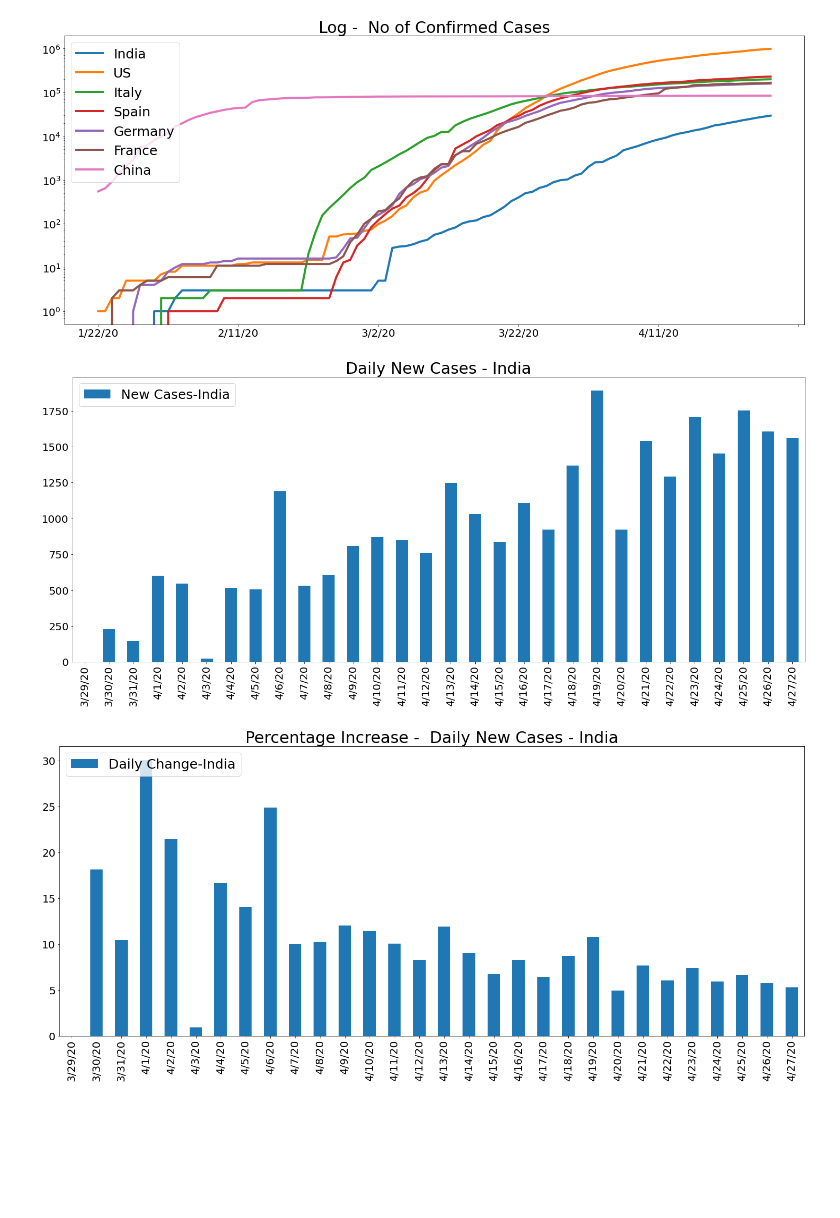
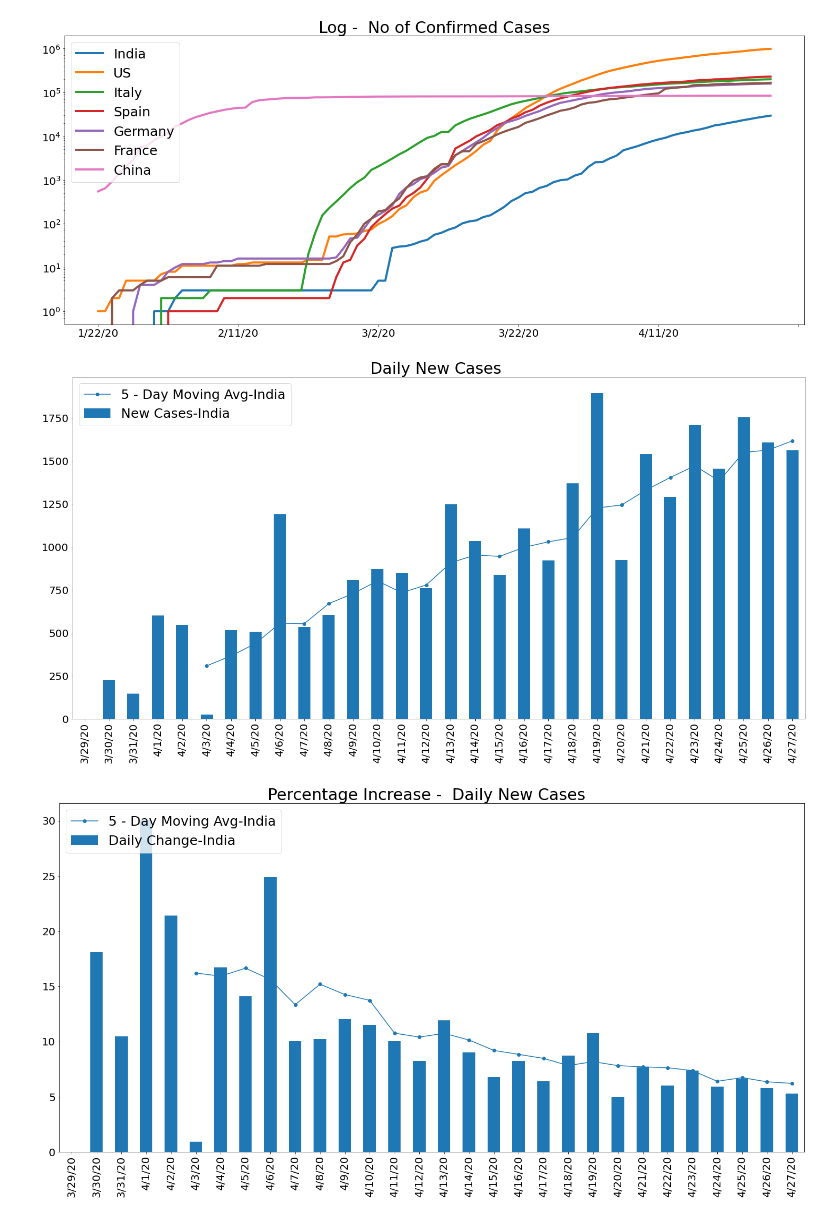
Before and after one commit to coolviki/corona_analysis, a Jupyter notebook: Corona_Analysis.ipynb, the cells around one changed output. Drawn from its saved outputs; the diff is of its cells as text; code cells hidden in the pictures; blank space fills up the shorter version.

Commit message:
Adding support for moving average

```diff
--- a/Corona_Analysis.ipynb
+++ b/Corona_Analysis.ipynb
@@ -62,25 +62,3 @@ def drawChartForVirus(countriesList,provinceList,log=False,delta=False):
         ax.set_title(" No of Confirmed Cases", size=30)
 
     return;
-# %%
-def drawDeltaChartForVirus(countriesList,percentage=False,days=30):
-    if percentage:
-        ax = getDataChangeForCountry(countriesList[0],df,days).plot.bar(y='Daily Change-'+countriesList[0],figsize=(25,10),title="No of Confirmed Cases ",fontsize=20,lw=4)
-    else:
-        ax = getDataChangeForCountry(countriesList[0],df,days).plot.bar(y='New Cases-'+countriesList[0],figsize=(25,10),title="No of Confirmed Cases ",fontsize=20,lw=4)
-        # Moving Average ?
-
-    count=0
-    for countryName in countriesList:
-        if count >0:
-            if percentage:
-                  getDataChangeForCountry(countryName,df,days).plot.bar(ax=ax,y='Daily Change-'+countryName)
-            else:
-                  getDataChangeForCountry(countryName,df,days).plot.bar(ax=ax,y='New Cases-'+countryName)
-    ax.legend(loc=2, prop={'size': 25})
-    if percentage:
-        ax.set_title("Percentage Increase -  Daily New Cases - "+countryName, size=30)
-    else:
-        ax.set_title("Daily New Cases - "+countryName, size=30)
-
-    return;
@@ -93,10 +125,10 @@ drawChartForVirus(["India","US","Italy","Spain","Germany","France","China"],[],T
 # %% [output]
 [figure]
 # %%
-drawDeltaChartForVirus(["India"],False )
+drawDeltaChartForVirus(["India"],False,True )
 # %% [output]
-[figure, old version]
+[figure, new version]
 # %%
-drawDeltaChartForVirus(["India"],True,30)
+drawDeltaChartForVirus(["India"],True,True )
 # %% [output]
-[figure, old version]
+[figure, new version]
```
Also changed, not shown: parts of 6 cells of this notebook.
